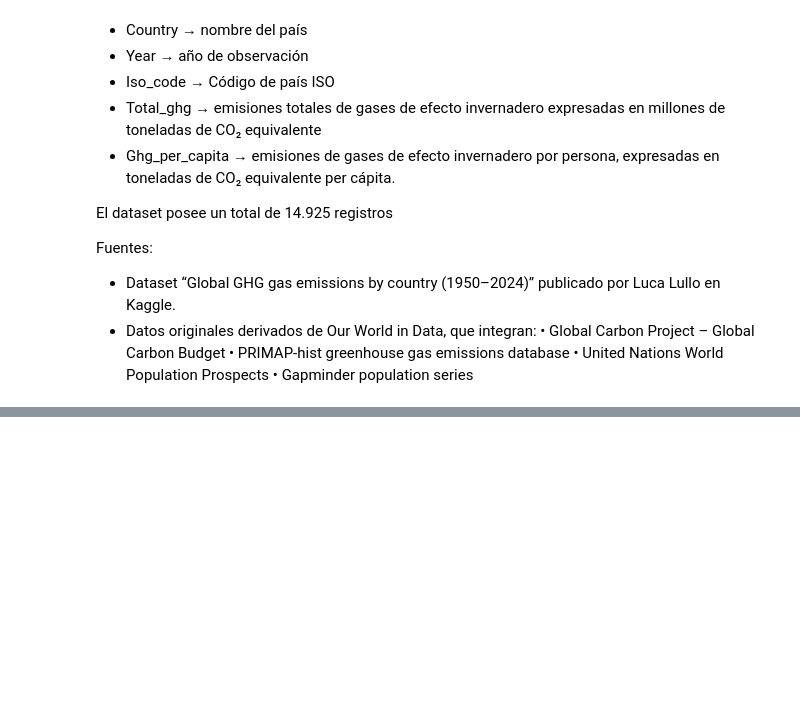
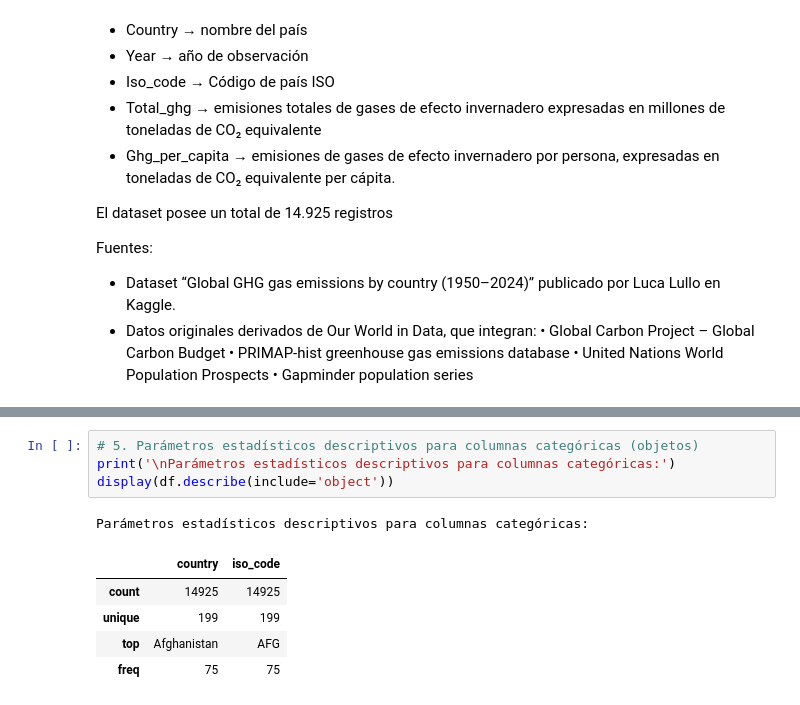
Before and after one commit to ISPC-PROYECTOS/CienciaDatosABP, a Jupyter notebook: Data_Science.ipynb, the cells around one changed output, grey strips where cells are left out. Saved outputs shown, nothing was run; the diff lists cells and outputs as text; blank space fills up the shorter version.

```diff
--- a/Data_Science.ipynb
+++ b/Data_Science.ipynb
@@ -69,0 +151,11 @@ Fuentes:
+# %%
+# 5. Parámetros estadísticos descriptivos para columnas categóricas (objetos)
+print('\nParámetros estadísticos descriptivos para columnas categóricas:')
+display(df.describe(include='object'))
+# %% [output]
+Parámetros estadísticos descriptivos para columnas categóricas:
+|  | country | iso_code |
+| count | 14925 | 14925 |
+| unique | 199 | 199 |
+| top | Afghanistan | AFG |
+| freq | 75 | 75 |
```
Also changed, not shown: parts of 5 cells of this notebook.
